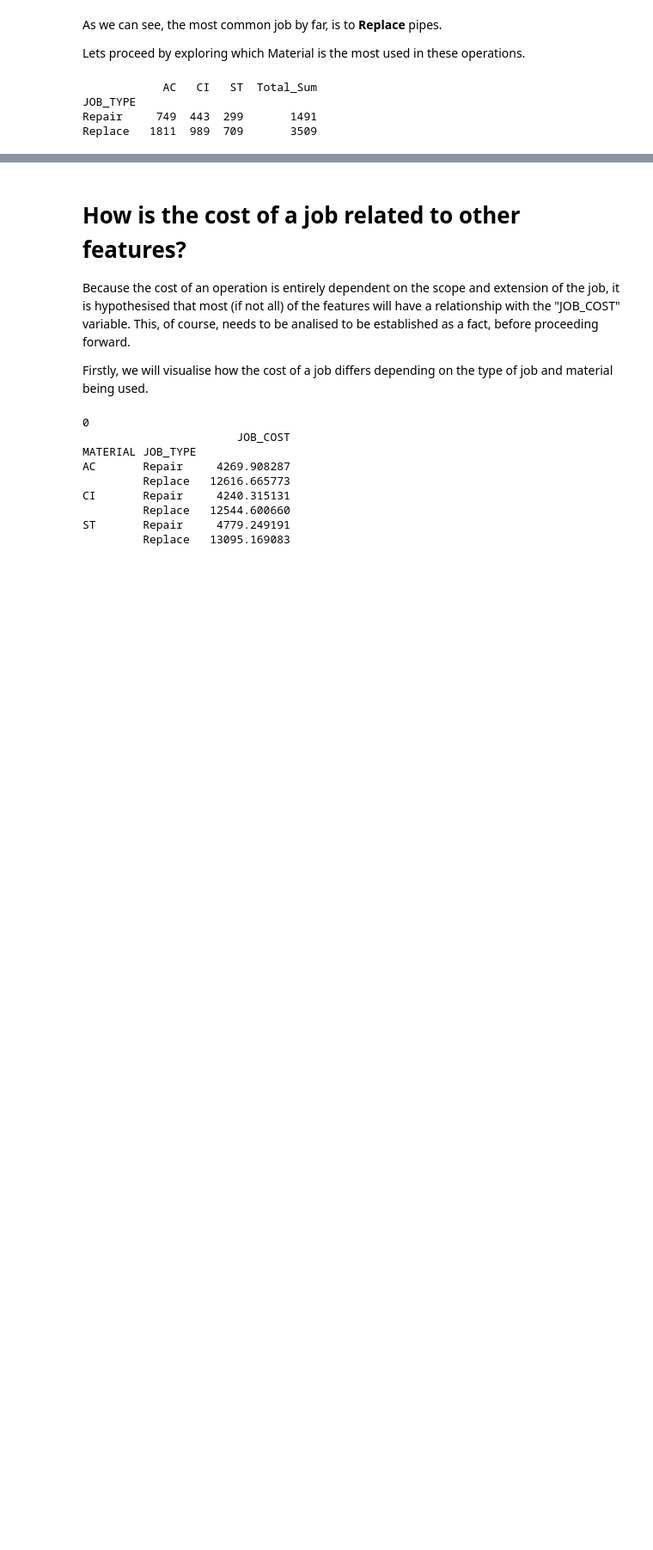
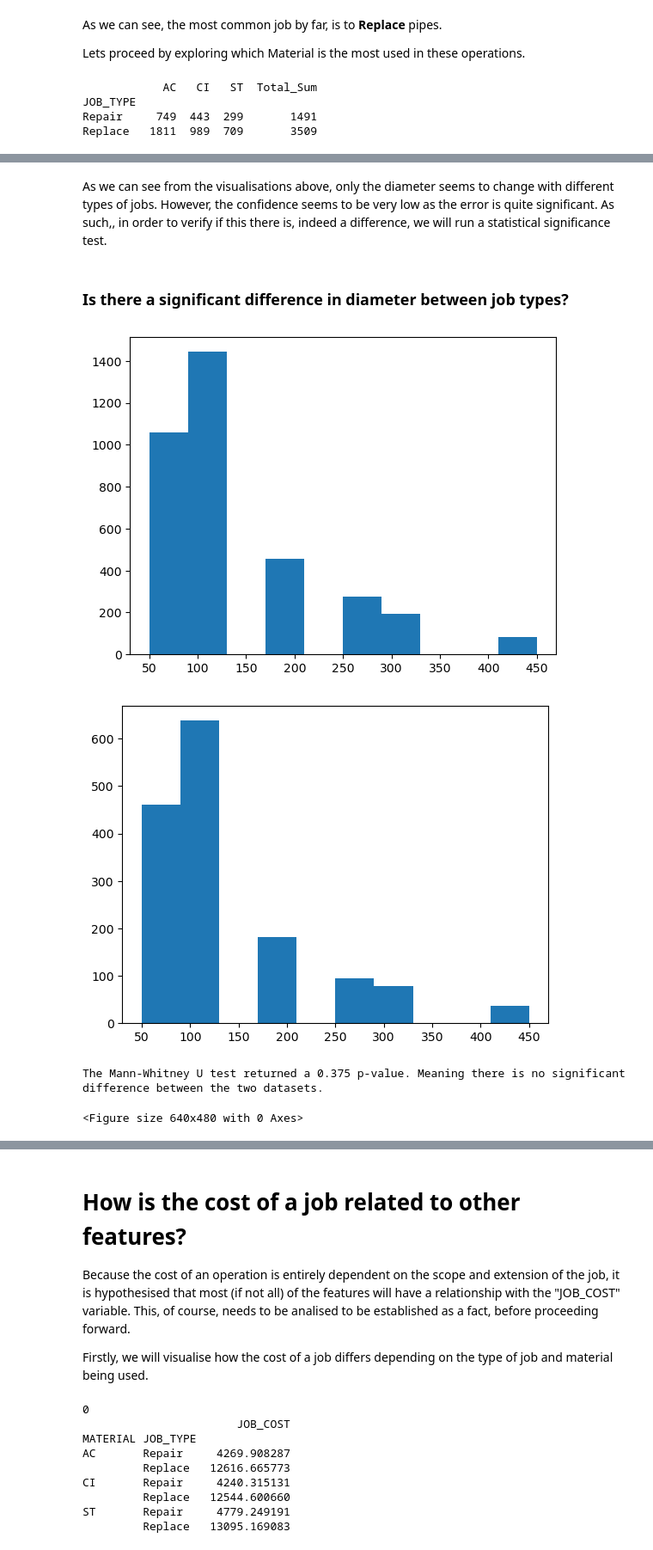
Before and after one commit to JCraveiro13/Joao-Craveiro-SQL-Portfolio, a Jupyter notebook: pipe-installation-cost-analysis.ipynb, the cells around one changed output, grey strips where cells are left out. Shown at 86% size. Cells and saved outputs as stored; diff of their text form; code cells hidden in the pictures; blank space fills up the shorter version.

```diff
--- a/pipe-installation-cost-analysis.ipynb
+++ b/pipe-installation-cost-analysis.ipynb
@@ -151,0 +174,30 @@ Replace   1811  989  709       3509
+# %% [markdown]
+As we can see from the visualisations above, only the diameter seems to change with different types of jobs. However, the confidence seems to be very low as the error is quite significant. As such,, in order to verify if this there is, indeed a difference, we will run a statistical significance test.
+# %% [markdown]
+### Is there a significant difference in diameter between job types?
+# %%
+# making the groups
+df_replace = df[df.JOB_TYPE == "Replace"]["DIAMETER_MM"]
+df_replace = df_replace[df_replace < 500]
+df_repair = df[df.JOB_TYPE == "Repair"]["DIAMETER_MM"]
+df_repair = df_repair[df_repair < 500]
+
+# assessing assumptions of normality
+plt.hist(df_replace)
+plt.show()
+plt.clf()
+
+plt.hist(df_repair)
+plt.show()
+plt.clf()
+
+# because the two sets of data do not follow normality assumptions,
+# we will run a Mann-Whitney test
+
+stat, p = stats.mannwhitneyu(df_replace, df_repair)
+print(f"The Mann-Whitney U test returned a {round(p, 3)} p-value. Meaning there is no significant difference between the two datasets.")
+# %% [output]
+[figure, added]
+[figure, added]
+The Mann-Whitney U test returned a 0.375 p-value. Meaning there is no significant difference between the two datasets.
+<Figure size 640x480 with 0 Axes>
```
Also changed, not shown: parts of 20 cells of this notebook.
